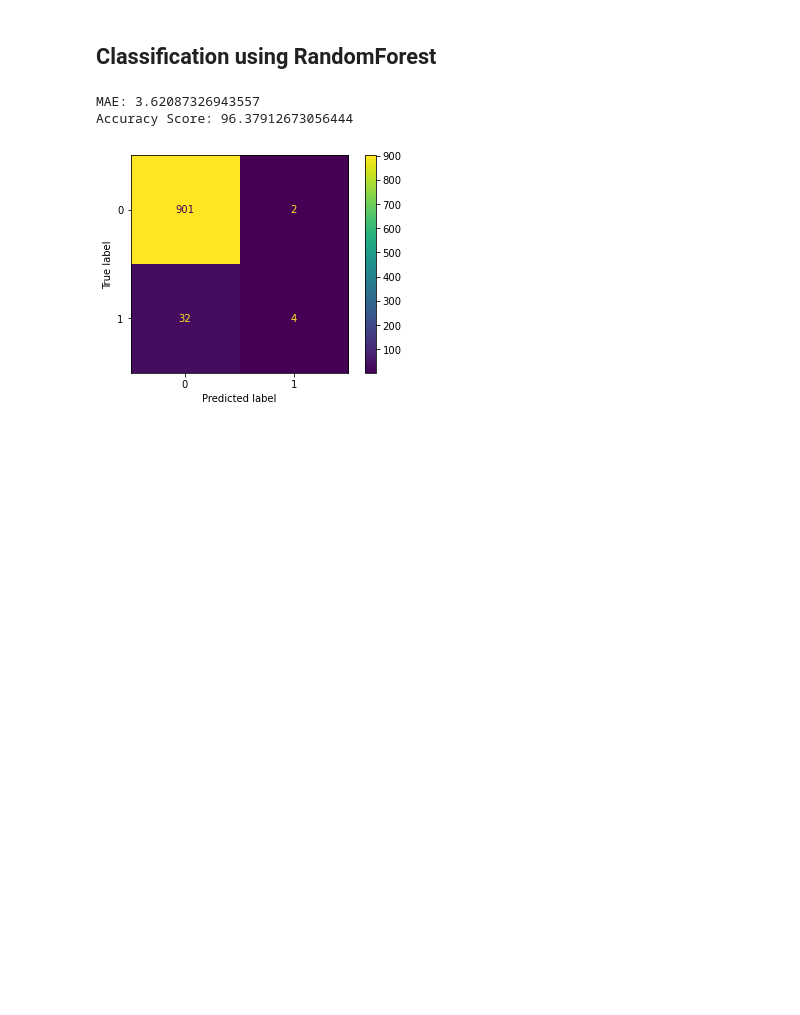
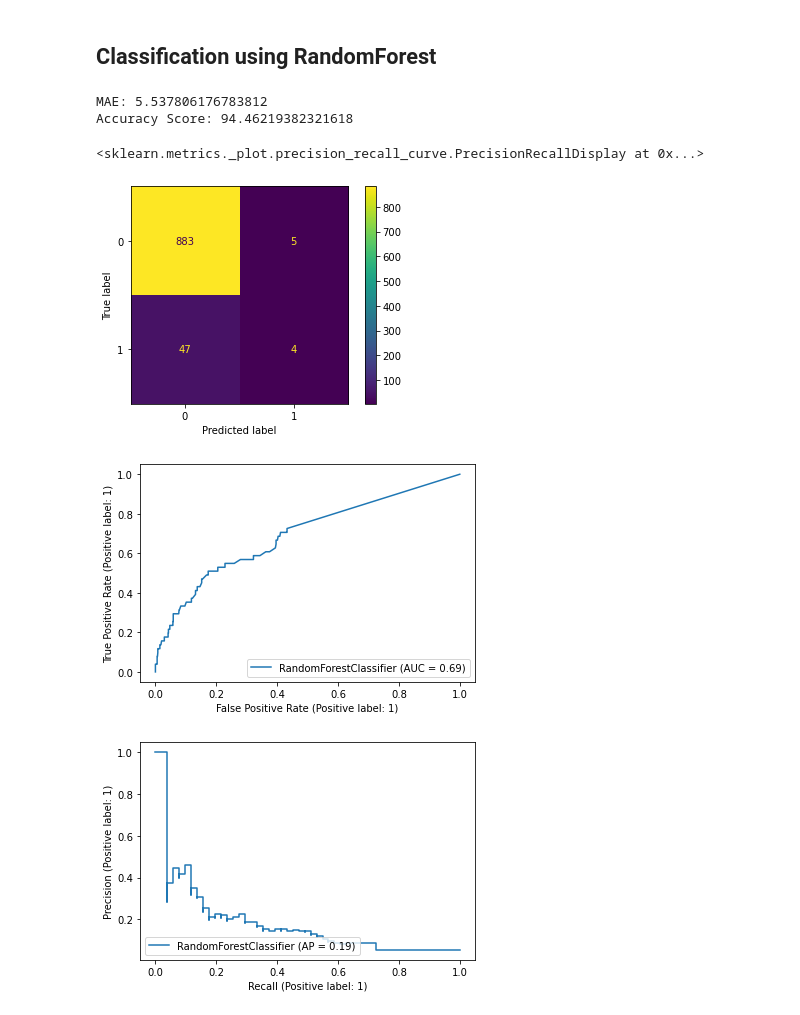
Before and after one commit to Paritosh-Anand/mtech, a Jupyter notebook: dm/assignment_1/pcp_change.ipynb, the cells around one changed output. Saved outputs shown, nothing was run; the diff lists cells and outputs as text; code cells hidden in the pictures; blank space fills up the shorter version.

Commit message:
model analysis using scikit metrics

```diff
--- a/dm/assignment_1/pcp_change.ipynb
+++ b/dm/assignment_1/pcp_change.ipynb
@@ -85,3 +89,11 @@ data["distance_bin"] = data.distance_bin.astype(float)
+# %%
+visit_count_labels = [0, 1, 2]
+data['visit_count_bin'] = pd.cut(data['visit_count'], bins=[0, 1, 25, 40], labels=visit_count_labels, include_lowest=True)
+
+data.drop(['visit_count'], axis=1, inplace=True)
+
+# convert dtype for `distance_bin` from category to float
+data["visit_count_bin"] = data.visit_count_bin.astype(float)
 # %%
 data.info()
 # %% [output]
@@ -155,2 +146,3 @@ X_train, X_valid, y_train, y_valid = train_test_split(data, y, train_size=0.7, t
 # %%
-features = ['visit_count', 'claims_daysaway', 'tier', 'fqhc', 'pcp_lookback', 'family_assignment', 'kid', 'is_ped', 'same_gender', 'same_language', 'same_address', 'distance_bin']
+features = ['visit_count_bin', 'tier', 'fqhc', 'pcp_lookback', 'family_assignment', 'kid', 'is_ped', 'same_gender', 'same_language', 'same_address', 'distance_bin']
+feature_names = np.array(features)
@@ -161,14 +187,20 @@ features = ['visit_count', 'claims_daysaway', 'tier', 'fqhc', 'pcp_lookback', 'f
 # %%
 model = RandomForestClassifier(n_estimators=100, random_state=1)
 model.fit(X_train[features], y_train)
 preds = model.predict(X_valid[features])
 
 print(f"MAE: {mean_absolute_error(y_valid, preds) * 100}")
 print(f"Accuracy Score: {accuracy_score(y_valid, preds) * 100}")
 
+importance = np.array(model.feature_importances_)
+
 plot_confusion_matrix(model, X_valid[features], y_valid)
-plt.show()
+plot_roc_curve(model, X_valid[features], y_valid)
+plot_precision_recall_curve(model, X_valid[features], y_valid)
 # %% [output]
-MAE: 3.62087326943557
-Accuracy Score: 96.37912673056444
+MAE: 5.537806176783812
+Accuracy Score: 94.46219382321618
+<sklearn.metrics._plot.precision_recall_curve.PrecisionRecallDisplay at 0x...>
-[figure, old version]
+[figure, new version]
+[figure, added]
+[figure, added]
```
Also changed, not shown: parts of 30 cells of this notebook.
